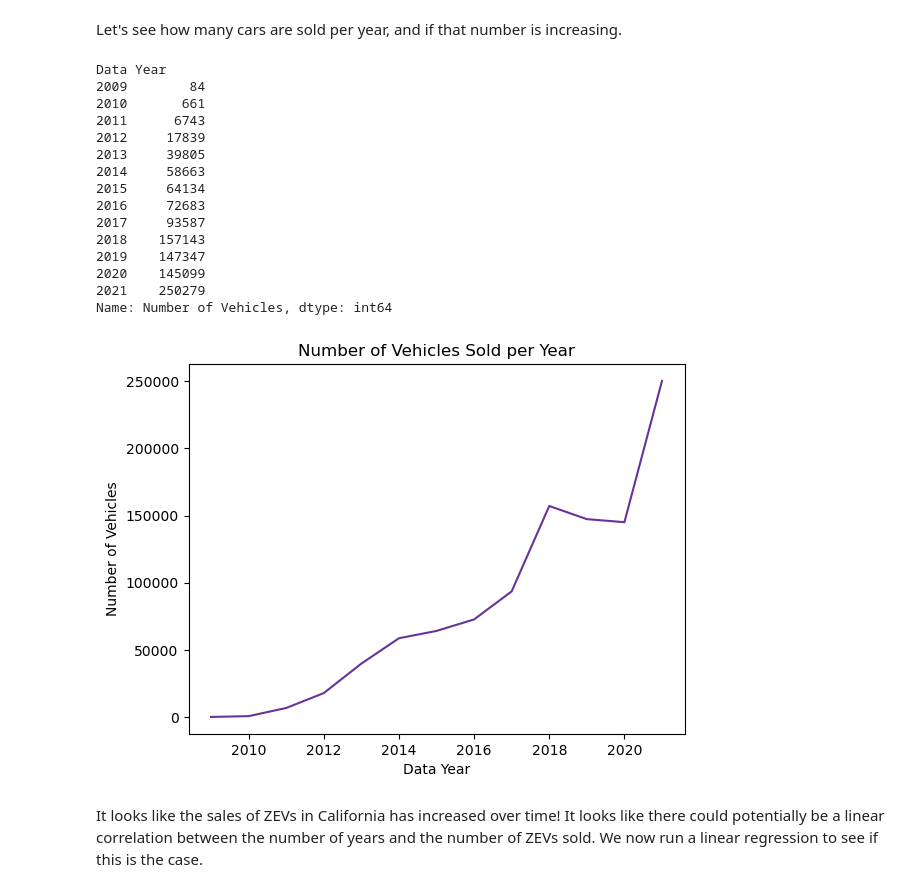
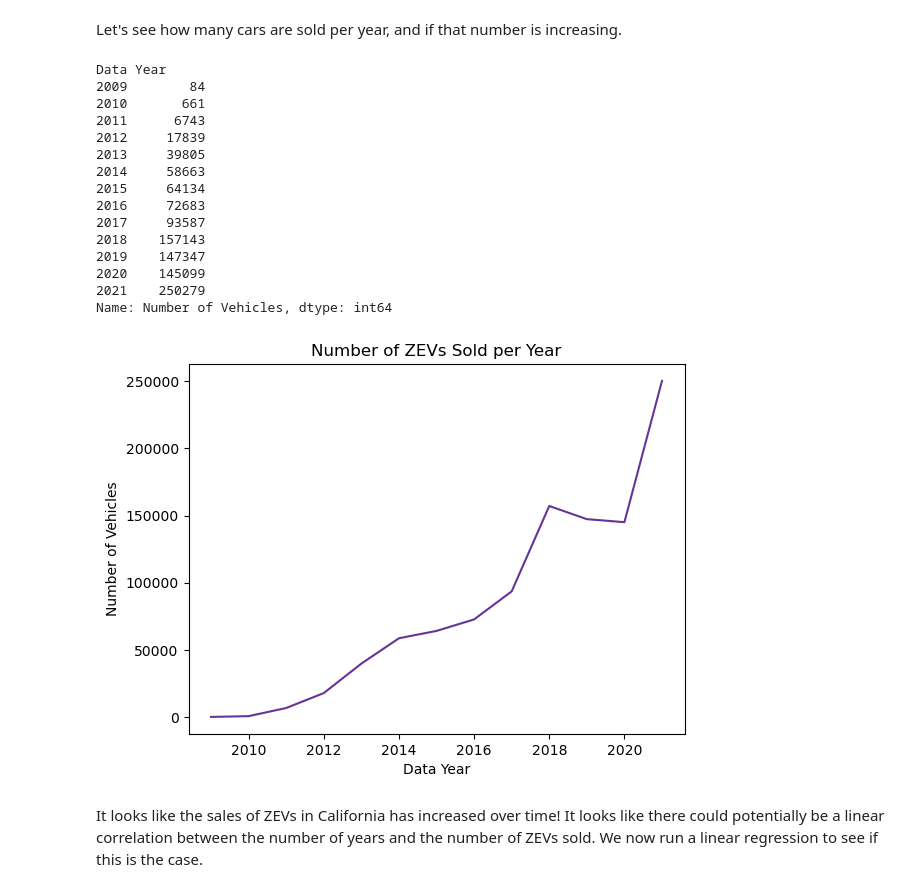
Before and after one commit to nliu880/EV-Sales-in-California, a Jupyter notebook: nicolebook.ipynb, the cells around one changed output. Cells and saved outputs as stored; diff of their text form; code cells hidden in the pictures.

```diff
--- a/nicolebook.ipynb
+++ b/nicolebook.ipynb
@@ -25,26 +25,26 @@ Let's see how many cars are sold per year, and if that number is increasing.
 # %%
 sns.lineplot(data = zev_sales.groupby('Data Year').sum(), x = 'Data Year',
                     y = 'Number of Vehicles', color = 'rebeccapurple');
-plt.title('Number of Vehicles Sold per Year');
+plt.title('Number of ZEVs Sold per Year');
 
 zev_sales.groupby('Data Year').sum()['Number of Vehicles']
 # %% [output]
 Data Year
 2009        84
 2010       661
 2011      6743
 2012     17839
 2013     39805
 2014     58663
 2015     64134
 2016     72683
 2017     93587
 2018    157143
 2019    147347
 2020    145099
 2021    250279
 Name: Number of Vehicles, dtype: int64
-[figure, old version]
+[figure, new version]
 # %% [markdown]
 It looks like the sales of ZEVs in California has increased over time! It looks like there could potentially be a linear correlation between the number of years and the number of ZEVs sold. We now run a linear regression to see if this is the case.
 # %%
```
Also changed, not shown: parts of 10 cells of this notebook.
